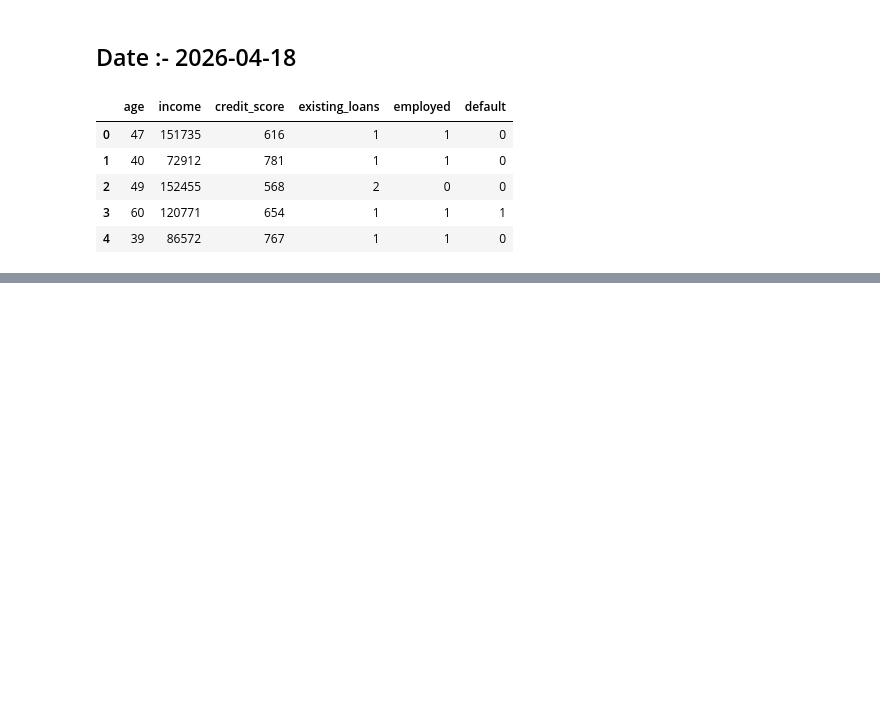
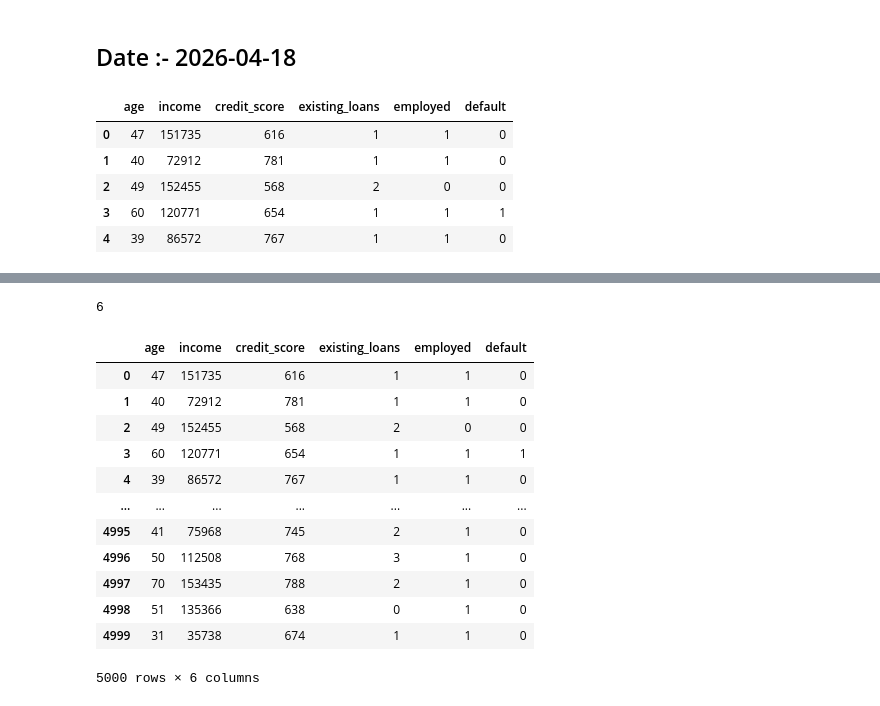
Before and after one commit to mdalishekh/DriftShield, a Jupyter notebook: data_clean.ipynb, the cells around one changed output, grey strips where cells are left out. Cells and saved outputs as stored; diff of their text form; code cells hidden in the pictures; blank space fills up the shorter version.

```diff
--- a/data_clean.ipynb
+++ b/data_clean.ipynb
@@ -432,0 +505,4 @@ Name: income, Length: 360, dtype: int64
+# %%
+df[tier11].shape[0]
+# %% [output]
+6
@@ -432,0 +511,16 @@ Name: income, Length: 360, dtype: int64
+# %%
+pd.read_csv(FILE_PATH)
+# %% [output]
+|  | age | income | credit_score | existing_loans | employed | default |
+| 0 | 47 | 151735 | 616 | 1 | 1 | 0 |
+| 1 | 40 | 72912 | 781 | 1 | 1 | 0 |
+| 2 | 49 | 152455 | 568 | 2 | 0 | 0 |
+| 3 | 60 | 120771 | 654 | 1 | 1 | 1 |
+| 4 | 39 | 86572 | 767 | 1 | 1 | 0 |
+| ... | ... | ... | ... | ... | ... | ... |
+| 4995 | 41 | 75968 | 745 | 2 | 1 | 0 |
+| 4996 | 50 | 112508 | 768 | 3 | 1 | 0 |
+| 4997 | 70 | 153435 | 788 | 2 | 1 | 0 |
+| 4998 | 51 | 135366 | 638 | 0 | 1 | 0 |
+| 4999 | 31 | 35738 | 674 | 1 | 1 | 0 |
+5000 rows × 6 columns
```
Also changed, not shown: parts of 19 cells of this notebook, 1 other file.
